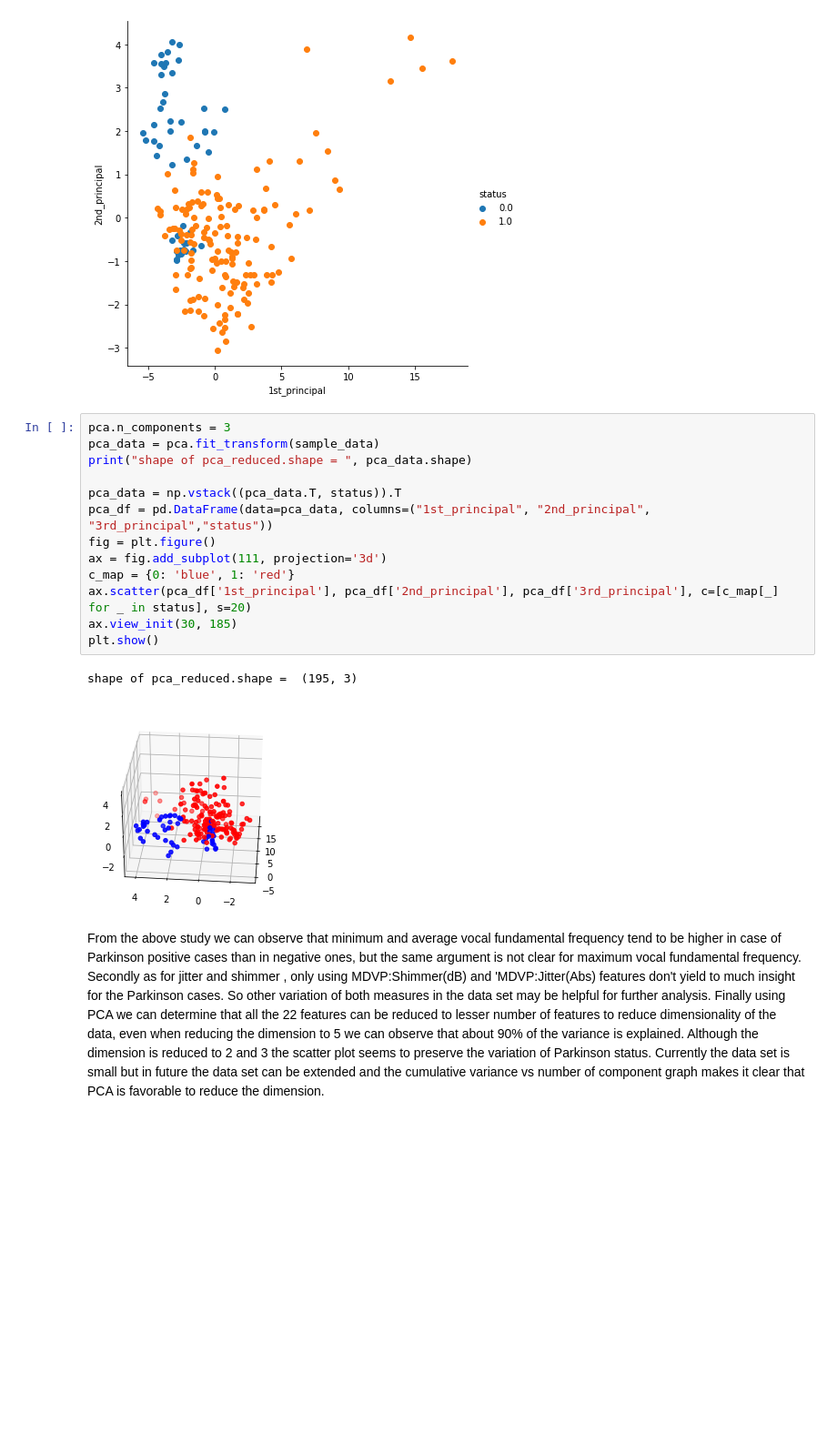
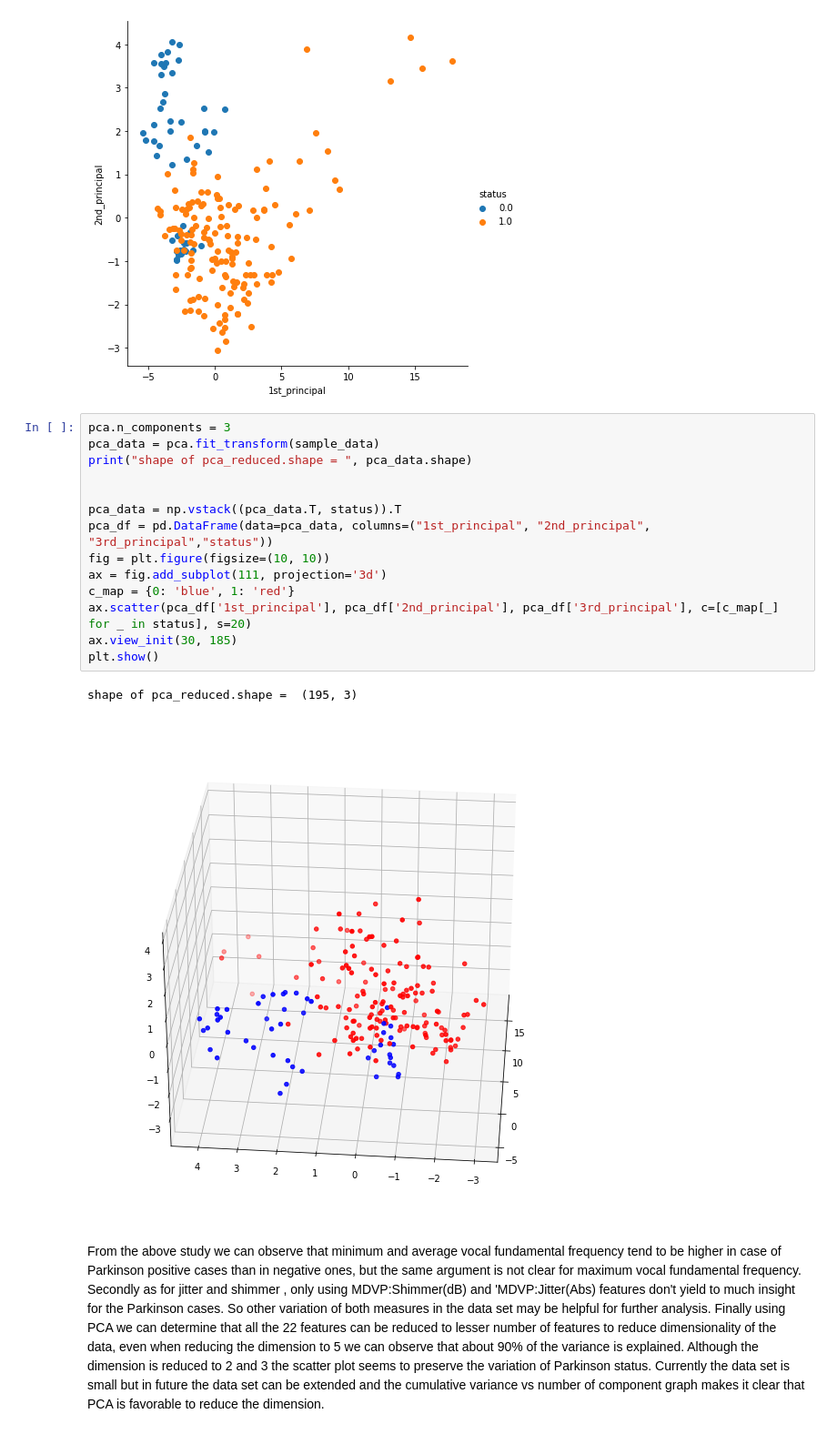
Before and after one commit to jmart95/Parkinsons-Detection-PCA-XGBoost, a Jupyter notebook: parkinsons_detection_xgboost.ipynb, the cells around one changed output. Shown at 91% size. Cells and saved outputs as stored; diff of their text form; blank space fills up the shorter version.

```diff
--- a/parkinsons_detection_xgboost.ipynb
+++ b/parkinsons_detection_xgboost.ipynb
@@ -322,19 +323,20 @@ plt.show()
 # %%
 pca.n_components = 3
 pca_data = pca.fit_transform(sample_data)
 print("shape of pca_reduced.shape = ", pca_data.shape)
 
+
 pca_data = np.vstack((pca_data.T, status)).T
 pca_df = pd.DataFrame(data=pca_data, columns=("1st_principal", "2nd_principal", "3rd_principal","status"))
-fig = plt.figure()
+fig = plt.figure(figsize=(10, 10))
 ax = fig.add_subplot(111, projection='3d')
 c_map = {0: 'blue', 1: 'red'}
 ax.scatter(pca_df['1st_principal'], pca_df['2nd_principal'], pca_df['3rd_principal'], c=[c_map[_] for _ in status], s=20)
 ax.view_init(30, 185)
 plt.show()
 # %% [output]
 shape of pca_reduced.shape =  (195, 3)
-[figure, old version]
+[figure, new version]
 # %% [markdown]
 From the above study we can observe that minimum and average vocal fundamental frequency tend to be higher in case of Parkinson positive cases than in negative ones, but the same argument is not clear for maximum vocal fundamental frequency. Secondly as for jitter and shimmer , only using MDVP:Shimmer(dB) and 'MDVP:Jitter(Abs) features don't yield to much insight for the Parkinson cases. So other variation of both measures in the data set  may be helpful for further analysis. Finally using PCA we can determine that all the 22 features can be reduced to lesser number of  features to reduce dimensionality of the data, even when reducing the dimension to 5 we can observe that about 90% of the variance is explained. Although the dimension is reduced to 2 and 3 the scatter plot seems to preserve the variation of Parkinson status. Currently the data set is small but in future the data set can be extended and the cumulative variance vs number of component graph makes it clear that PCA is favorable to reduce the dimension.
 # %% [markdown]
```
Also changed, not shown: parts of 3 cells of this notebook.
